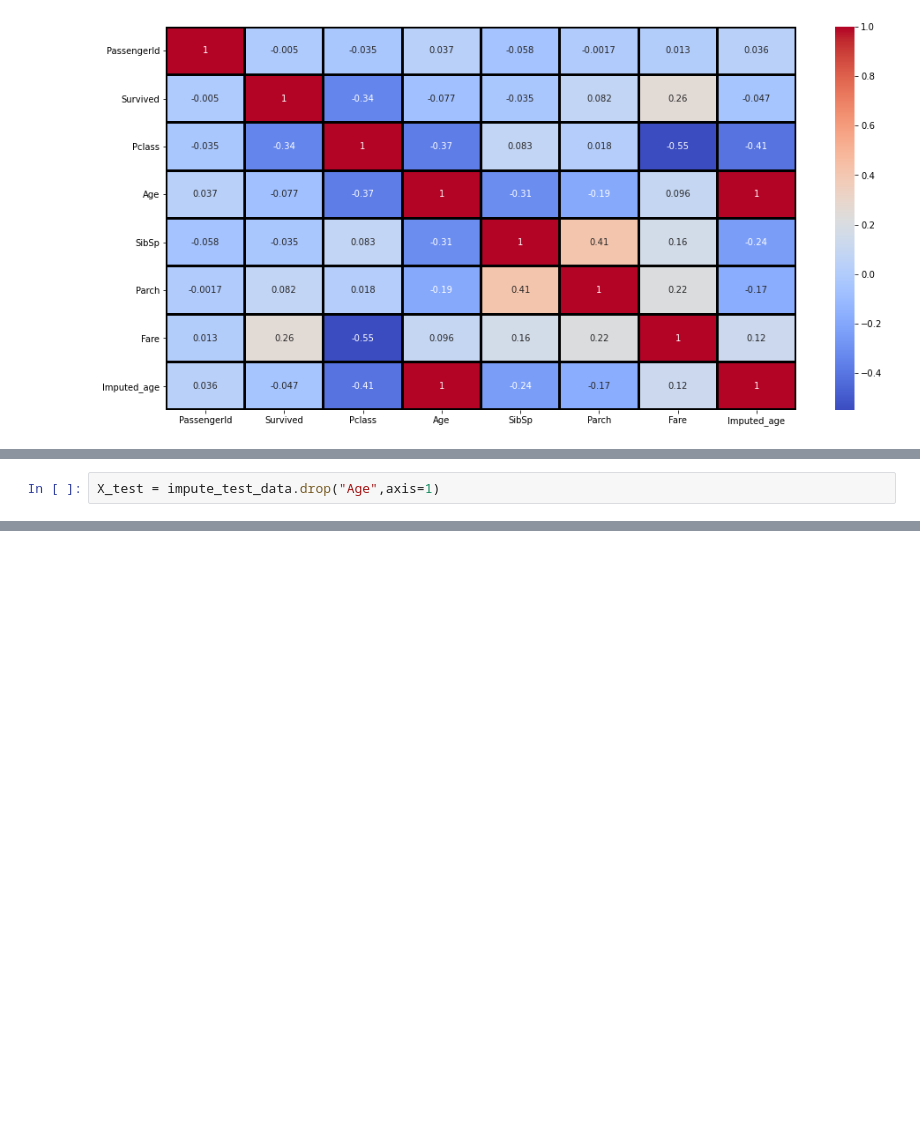
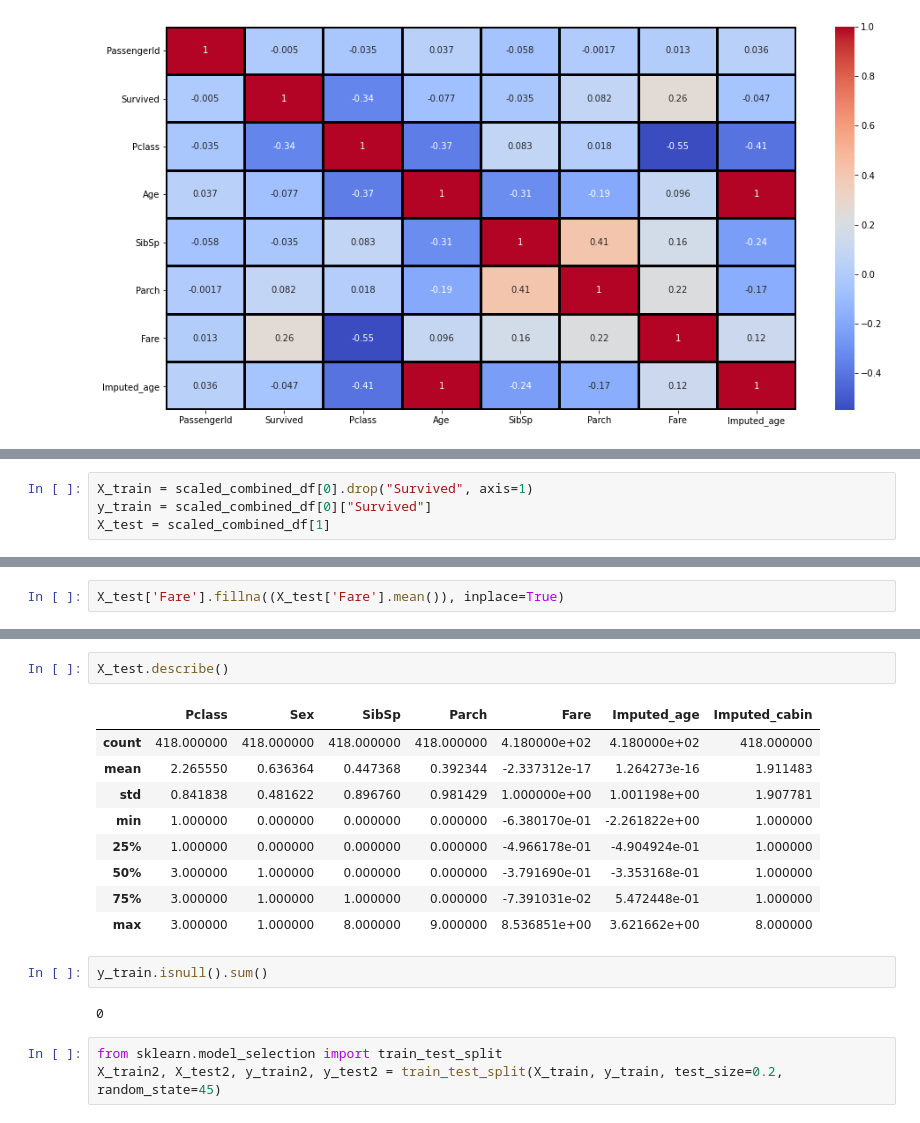
Before and after one commit to jsanjay63/sss_ds, a Jupyter notebook: Kaggle/Titanic/Titanic.ipynb, the cells around one changed output, grey strips where cells are left out. Cells and saved outputs as stored; diff of their text form; blank space fills up the shorter version.

```diff
--- a/Kaggle/Titanic/Titanic.ipynb
+++ b/Kaggle/Titanic/Titanic.ipynb
@@ -536,0 +532,4 @@ X_train = impute_train_data.drop("Age", axis=1)
+# %%
+X_train = scaled_combined_df[0].drop("Survived", axis=1)
+y_train = scaled_combined_df[0]["Survived"]
+X_test = scaled_combined_df[1]
@@ -568,2 +566,0 @@ X_train
-# %%
-X_test = impute_test_data.drop("Age",axis=1)
@@ -615,0 +589,2 @@ imputed
+# %%
+X_test['Fare'].fillna((X_test['Fare'].mean()), inplace=True)
@@ -615,0 +602,19 @@ imputed
+# %%
+X_test.describe()
+# %% [output]
+|  | Pclass | Sex | SibSp | Parch | Fare | Imputed_age | Imputed_cabin |
+| count | 418.000000 | 418.000000 | 418.000000 | 418.000000 | 4.180000e+02 | 4.180000e+02 | 418.000000 |
+| mean | 2.265550 | 0.636364 | 0.447368 | 0.392344 | -2.337312e-17 | 1.264273e-16 | 1.911483 |
+| std | 0.841838 | 0.481622 | 0.896760 | 0.981429 | 1.000000e+00 | 1.001198e+00 | 1.907781 |
+| min | 1.000000 | 0.000000 | 0.000000 | 0.000000 | -6.380170e-01 | -2.261822e+00 | 1.000000 |
+| 25% | 1.000000 | 0.000000 | 0.000000 | 0.000000 | -4.966178e-01 | -4.904924e-01 | 1.000000 |
+| 50% | 3.000000 | 1.000000 | 0.000000 | 0.000000 | -3.791690e-01 | -3.353168e-01 | 1.000000 |
+| 75% | 3.000000 | 1.000000 | 1.000000 | 0.000000 | -7.391031e-02 | 5.472448e-01 | 1.000000 |
+| max | 3.000000 | 1.000000 | 8.000000 | 9.000000 | 8.536851e+00 | 3.621662e+00 | 8.000000 |
+# %%
+y_train.isnull().sum()
+# %% [output]
+0
+# %%
+from sklearn.model_selection import train_test_split
+X_train2, X_test2, y_train2, y_test2 = train_test_split(X_train, y_train, test_size=0.2, random_state=45)
```
Also changed, not shown: parts of 110 cells of this notebook.
